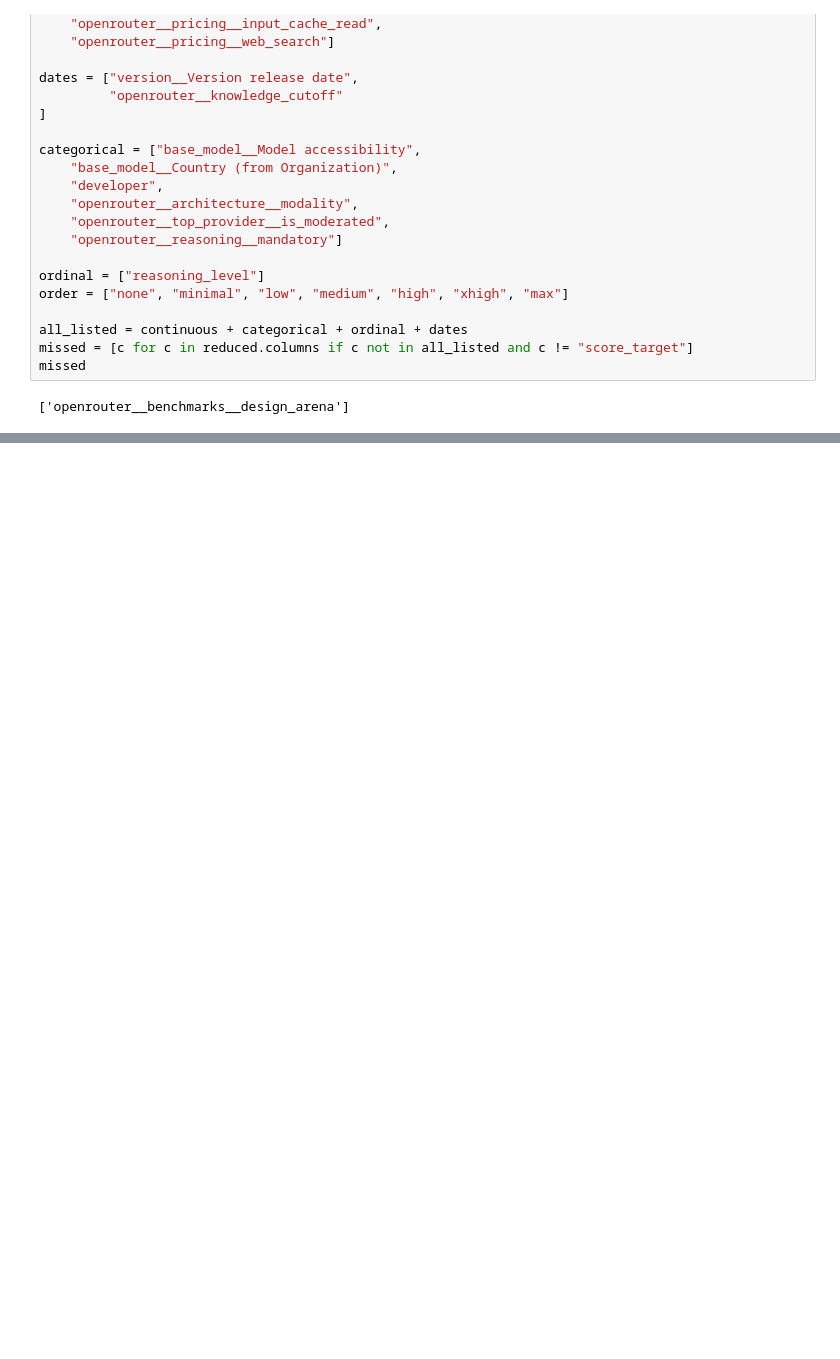
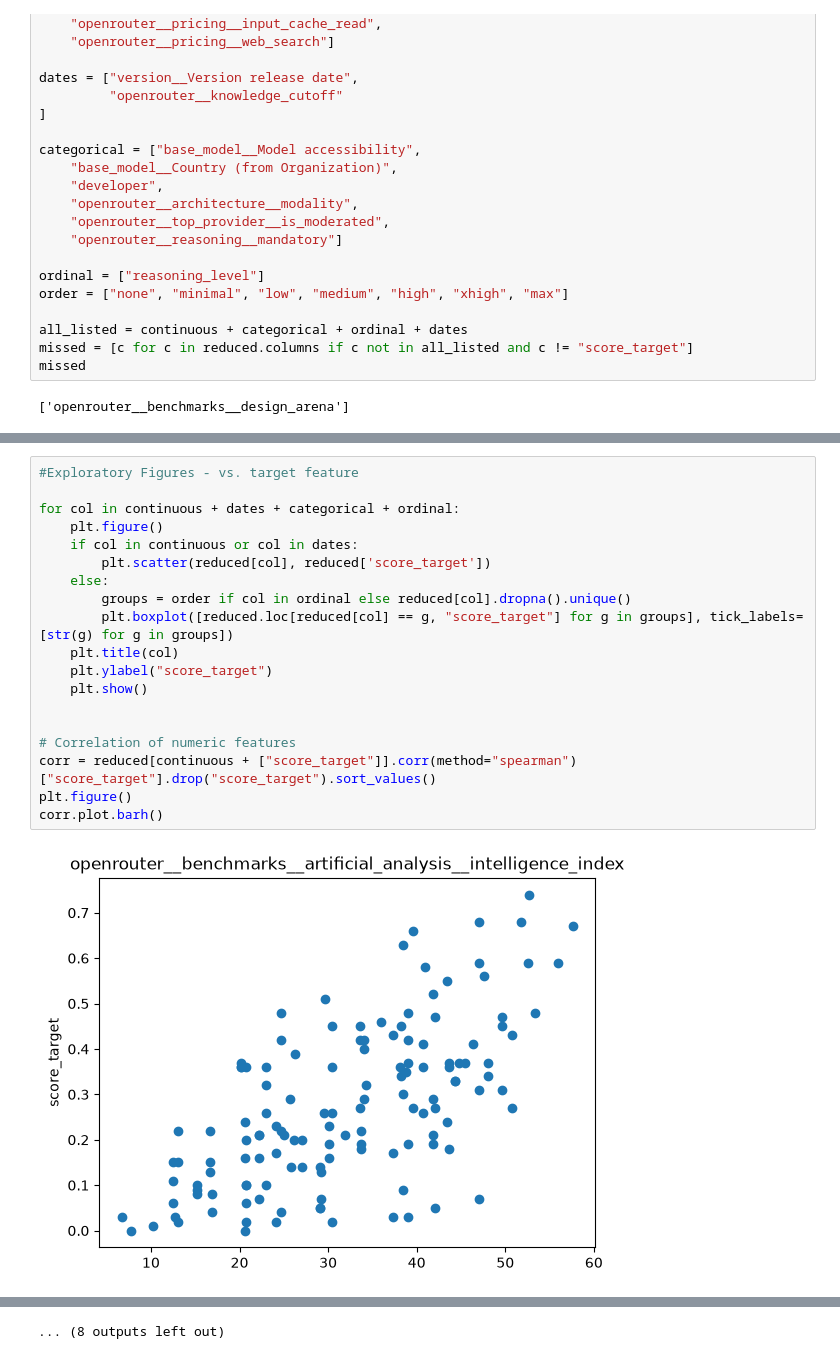
Before and after one commit to reidpov/DATA1030_midterm, a Jupyter notebook: src/eda.ipynb, the cells around one changed output, grey strips where cells are left out. Saved outputs shown, nothing was run; the diff lists cells and outputs as text; blank space fills up the shorter version.

```diff
--- a/src/eda.ipynb
+++ b/src/eda.ipynb
@@ -91,0 +146,21 @@ missed
+# %%
+#Exploratory Figures - vs. target feature
+
+for col in continuous + dates + categorical + ordinal:
+    plt.figure()
+    if col in continuous or col in dates:
+        plt.scatter(reduced[col], reduced['score_target'])
+    else:
+        groups = order if col in ordinal else reduced[col].dropna().unique()
+        plt.boxplot([reduced.loc[reduced[col] == g, "score_target"] for g in groups], tick_labels=[str(g) for g in groups])
+    plt.title(col)
+    plt.ylabel("score_target")
+    plt.show()
+
+
+# Correlation of numeric features
+corr = reduced[continuous + ["score_target"]].corr(method="spearman")["score_target"].drop("score_target").sort_values()
+plt.figure()
+corr.plot.barh()
+# %% [output]
+[figure, added]
@@ -91,0 +178 @@ missed
+... (8 outputs left out)
```
Also changed, not shown: parts of 4 cells of this notebook, 3 other files.
